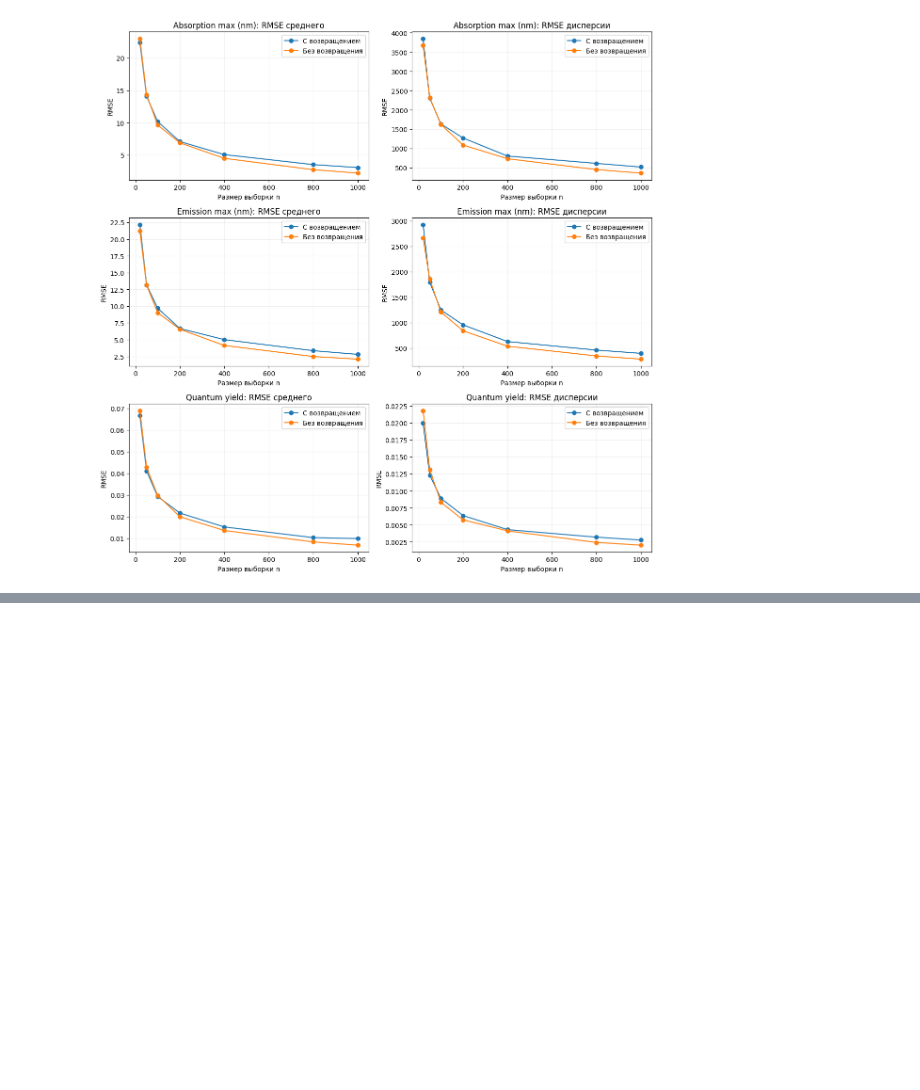
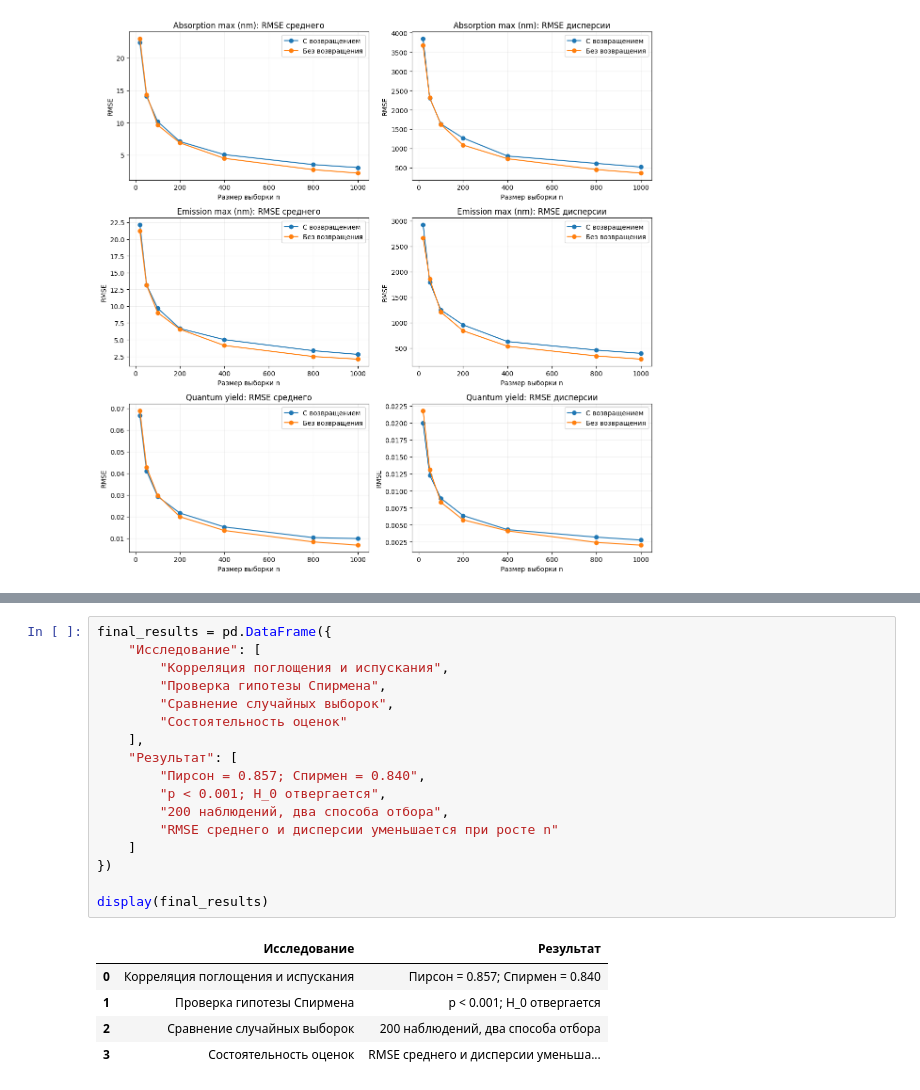
Before and after one commit to mdtokarev/App-Stat-Lab01, a Jupyter notebook: AppStatLab01.ipynb, the cells around one changed output, grey strips where cells are left out. Cells and saved outputs as stored; diff of their text form; blank space fills up the shorter version.

```diff
--- a/AppStatLab01.ipynb
+++ b/AppStatLab01.ipynb
@@ -1414,0 +1489,23 @@ plt.show()
+# %%
+final_results = pd.DataFrame({
+    "Исследование": [
+        "Корреляция поглощения и испускания",
+        "Проверка гипотезы Спирмена",
+        "Сравнение случайных выборок",
+        "Состоятельность оценок"
+    ],
+    "Результат": [
+        "Пирсон = 0.857; Спирмен = 0.840",
+        "p < 0.001; H_0 отвергается",
+        "200 наблюдений, два способа отбора",
+        "RMSE среднего и дисперсии уменьшается при росте n"
+    ]
+})
+
+display(final_results)
+# %% [output]
+|  | Исследование | Результат |
+| 0 | Корреляция поглощения и испускания | Пирсон = 0.857; Спирмен = 0.840 |
+| 1 | Проверка гипотезы Спирмена | p < 0.001; H_0 отвергается |
+| 2 | Сравнение случайных выборок | 200 наблюдений, два способа отбора |
+| 3 | Состоятельность оценок | RMSE среднего и дисперсии уменьша... |
```
Also changed, not shown: parts of 30 cells of this notebook.
